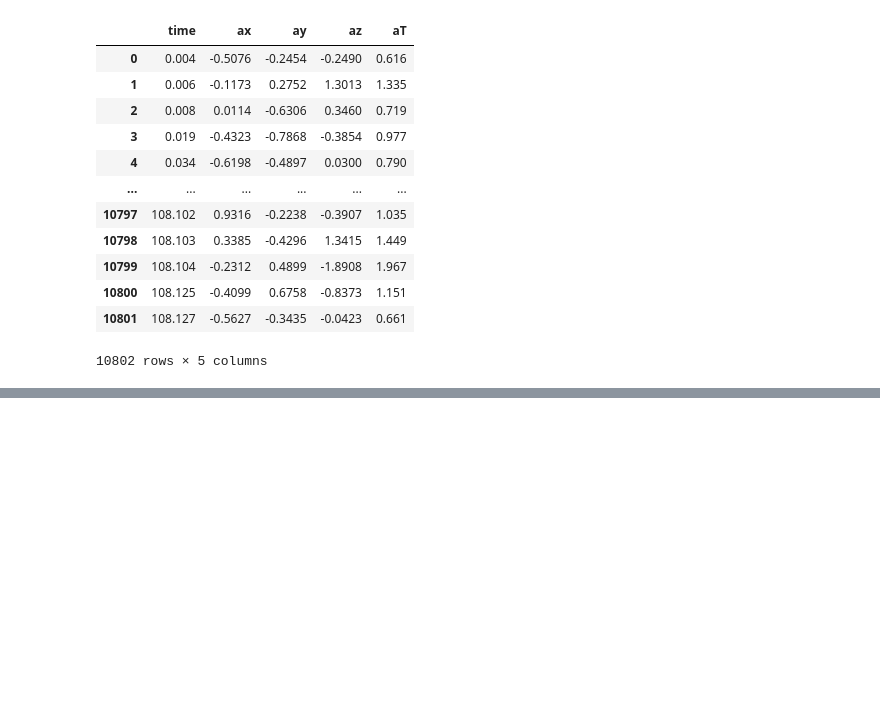
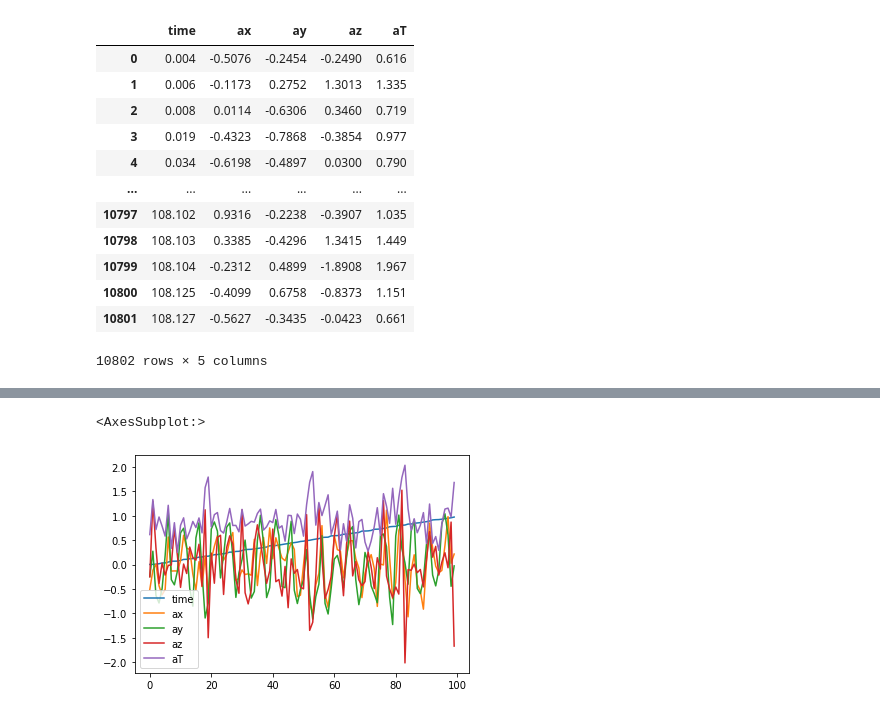
Before and after one commit to Ali1041/Predictive-maintenance-IOT4.0, a Jupyter notebook: main.ipynb, the cells around one changed output, grey strips where cells are left out. Drawn from its saved outputs; the diff is of its cells as text; code cells hidden in the pictures; blank space fills up the shorter version.

```diff
--- a/main.ipynb
+++ b/main.ipynb
@@ -27,0 +35,6 @@ df
+# %%
+df.iloc[0:100].plot()
+# First 100 values plotted to get some more information
+# %% [output]
+<AxesSubplot:>
+[figure, added]
```
Also changed, not shown: parts of 3 cells of this notebook.
